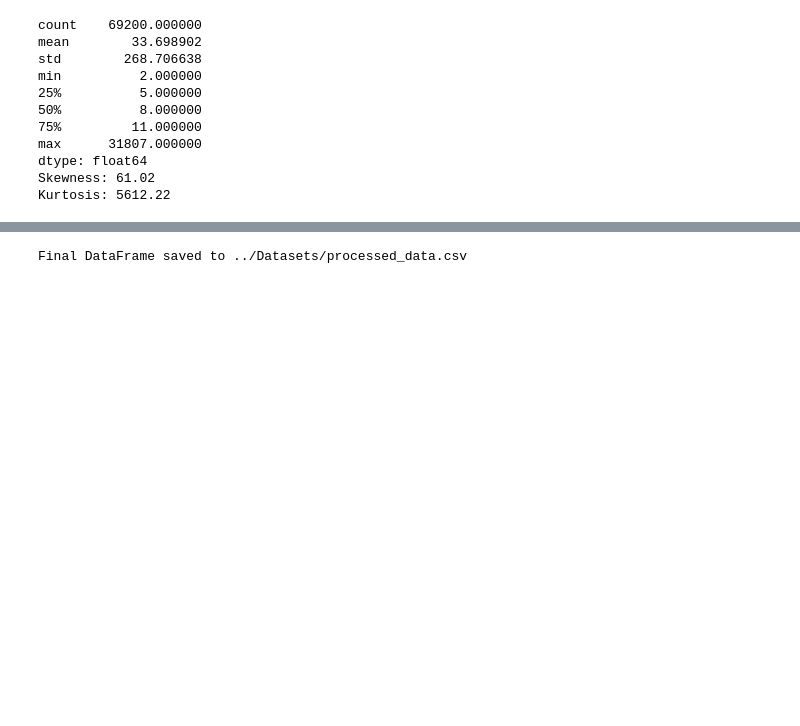
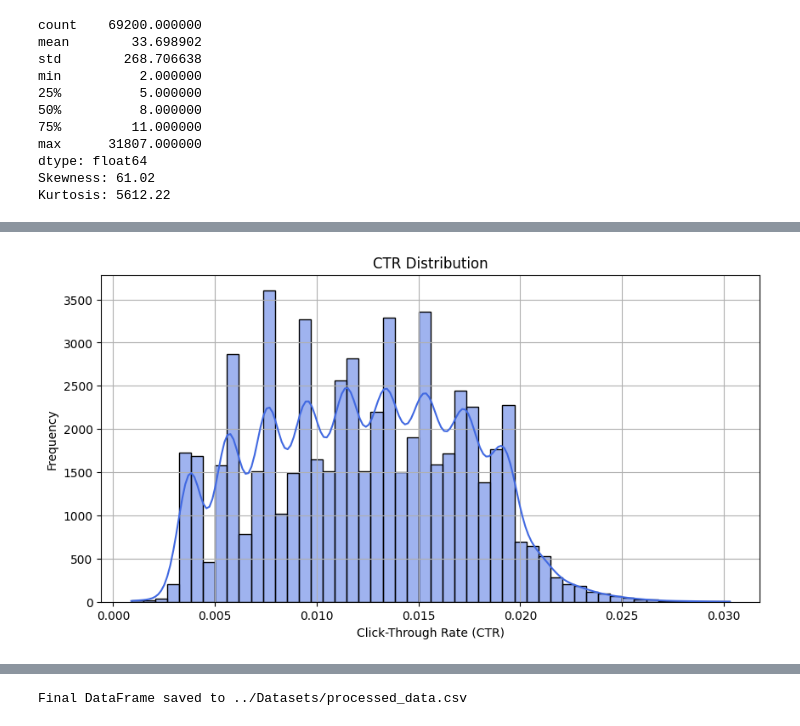
Before and after one commit to GinuraAdikari/InsightHive, a Jupyter notebook: Customer Engagement prediction/Data_preprocess/Data_preprocess.ipynb, the cells around one changed output, grey strips where cells are left out. Cells and saved outputs as stored; diff of their text form; code cells hidden in the pictures; blank space fills up the shorter version.

```diff
--- a/Customer Engagement prediction/Data_preprocess/Data_preprocess.ipynb
+++ b/Customer Engagement prediction/Data_preprocess/Data_preprocess.ipynb
@@ -481,7 +540,7 @@ Kurtosis: 5612.22
 import numpy as np
 
 # Calculate the 95th percentile threshold
-threshold = np.percentile(click_values, 95)
+threshold = np.percentile(click_values, 85)
 print(f"95th Percentile Threshold: {threshold}")
 
 # Filter out the outliers
@@ -521,0 +582,15 @@ Filtered Dataset Shape: (65749, 37)
+# %%
+df['ctr'] = df['clicks'] / (df['impressions'] + 1)
+
+# Define engagement levels based on CTR thresholds
+df['engagement_level'] = pd.cut(df['ctr'], bins=[0, 0.007, 0.012, 0.018, 0.03], labels=[0, 1, 2, 3])
+# %%
+plt.figure(figsize=(10, 5))
+sns.histplot(df['ctr'], bins=50, kde=True, color="royalblue")
+plt.xlabel("Click-Through Rate (CTR)")
+plt.ylabel("Frequency")
+plt.title("CTR Distribution")
+plt.grid(True)
+plt.show()
+# %% [output]
+[figure, added]
```
Also changed, not shown: parts of 16 cells of this notebook, 11 other files.
